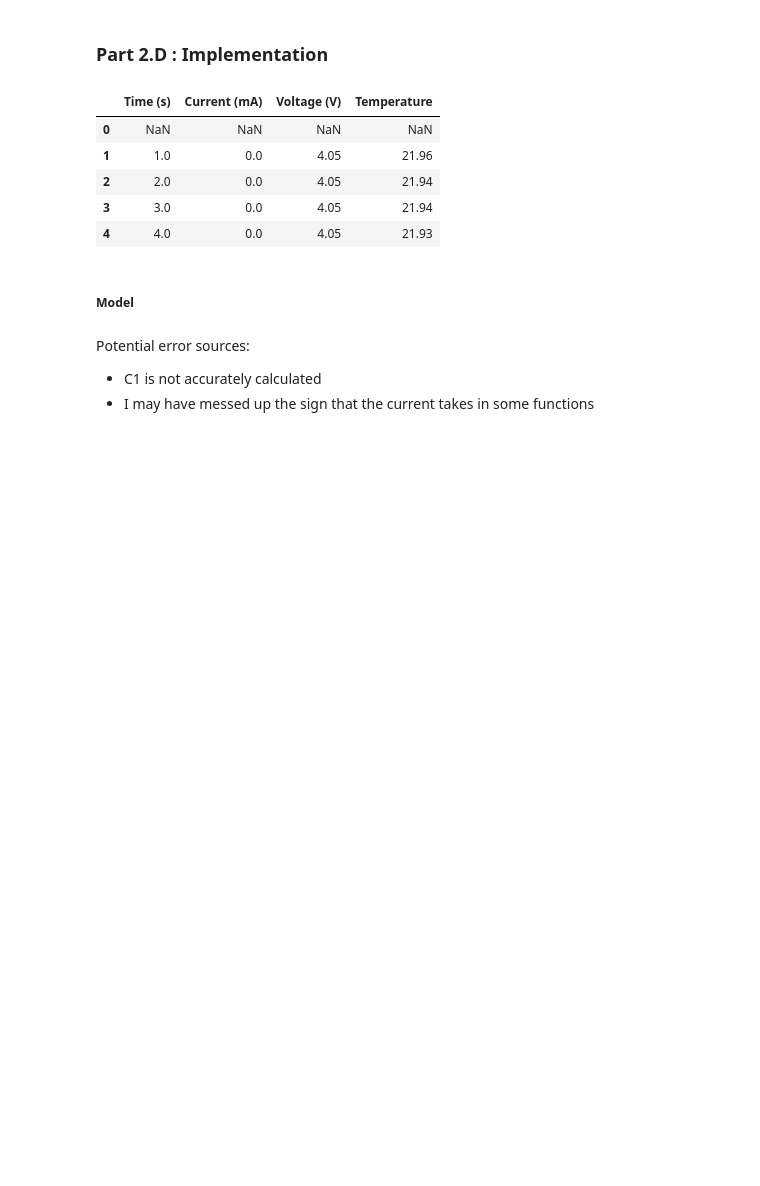
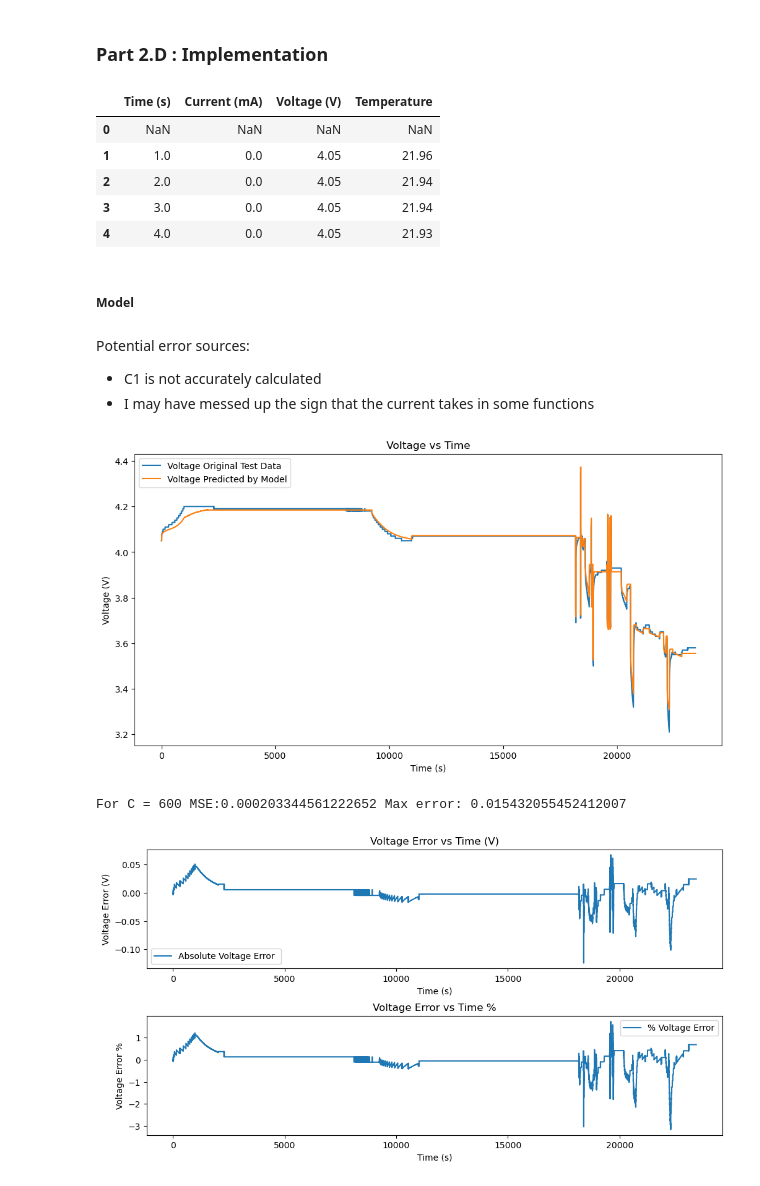
Before and after one commit to feyzijan/BatteryModelling, a Jupyter notebook: Part2Modelling.ipynb, the cells around one changed output. Drawn from its saved outputs; the diff is of its cells as text; code cells hidden in the pictures; blank space fills up the shorter version.

```diff
--- a/Part2Modelling.ipynb
+++ b/Part2Modelling.ipynb
@@ -938,3 +1002,21 @@ def plot_model_errors(v_model,df_test, start_time = 1, end_time = 23431):
     ax[1].set_title("Voltage Error vs Time %")
     ax[1].legend()
     fig.subplots_adjust(hspace=0.4)
+
+# I want to see how the error changes with C
+def calc_errors(v_model,df_test, C1, start_time = 1, end_time = 23431):
+    Voltage = np.array(df_test["Voltage (V)"][1:].reset_index(drop=True))
+    mse = np.sum((v_model - Voltage)**2) / len(v_model)
+    max_error = np.max(np.abs ( (v_model - Voltage)**2))
+    print("For C = {} MSE:{} Max error: {} ".format(C1, mse, max_error ))
+# %%
+C1 = C1_T0
+C1 = 600
+v_model = my_model(df_test,ocv_data,R0_Arrhenius, R0_Arrhenius_Params, new_R1_equation, R1_Gaussian_params, C1)
+plot_model(v_model,df_test, start_time = 1, end_time = Time.max())
+plot_model_errors(v_model,df_test, start_time = 1, end_time = Time.max())
+calc_errors(v_model,df_test, C1)
+# %% [output]
+[figure, added]
+For C = 600 MSE:0.000203344561222652 Max error: 0.015432055452412007
+[figure, added]
```
Also changed, not shown: parts of 15 cells of this notebook, 1 other file.
